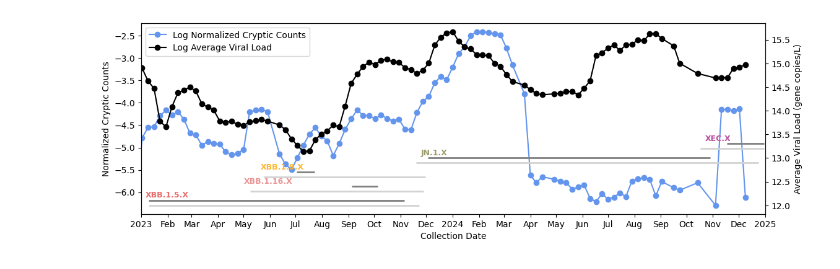
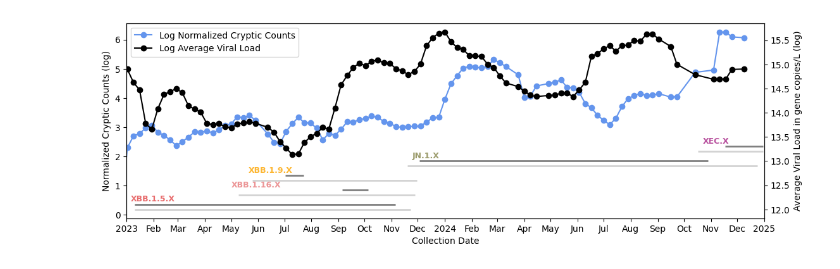
Before and after one commit to andersen-lab/covariants-paper, a Jupyter notebook: fig2/cryptics-linechart.ipynb, the cells around one changed output. Saved outputs shown, nothing was run; the diff lists cells and outputs as text; code cells hidden in the pictures.

Commit message:
Use depth+quality from error model to normalize plots in fig2

```diff
--- a/fig2/cryptics-linechart.ipynb
+++ b/fig2/cryptics-linechart.ipynb
@@ -117,15 +97,15 @@ Fold change in cryptic lineage detections from November to December: 5.51x
 # %%
 # Load viral load data
 encina_viral_load = pd.read_csv('qPCR/Encina_sewage_qPCR.csv')
-encina_viral_load['week'] = pd.to_datetime(encina_viral_load['Sample_Date']).dt.to_period('W')
+encina_viral_load['week'] = pd.to_datetime(encina_viral_load['Sample_Date']).dt.to_period('W').dt.to_timestamp()
 encina_viral_load = encina_viral_load.groupby('week').agg({'Mean viral gene copies/L': 'mean'}).reset_index()
 
 point_loma_viral_load = pd.read_csv('qPCR/PointLoma_sewage_qPCR.csv')
-point_loma_viral_load['week'] = pd.to_datetime(point_loma_viral_load['Sample_Date']).dt.to_period('W')
+point_loma_viral_load['week'] = pd.to_datetime(point_loma_viral_load['Sample_Date']).dt.to_period('W').dt.to_timestamp()
 point_loma_viral_load = point_loma_viral_load.groupby('week').agg({'Mean viral gene copies/L': 'mean'}).reset_index()
 
 south_bay_viral_load = pd.read_csv('qPCR/SouthBay_sewage_qPCR.csv')
-south_bay_viral_load['week'] = pd.to_datetime(south_bay_viral_load['Sample_Date']).dt.to_period('W')
+south_bay_viral_load['week'] = pd.to_datetime(south_bay_viral_load['Sample_Date']).dt.to_period('W').dt.to_timestamp()
 south_bay_viral_load = south_bay_viral_load.groupby('week').agg({'Mean viral gene copies/L': 'mean'}).reset_index()
 
 # Average viral loads across all sites
@@ -134,12 +114,15 @@ viral_load = viral_load.merge(south_bay_viral_load, on='week', how='outer')
 viral_load = viral_load.rename(columns={'Mean viral gene copies/L': 'Mean viral gene copies/L_south_bay'})
 viral_load['avg_viral_load'] = viral_load[['Mean viral gene copies/L_encina', 'Mean viral gene copies/L_point_loma', 'Mean viral gene copies/L_south_bay']].mean(axis=1)
 
-covar = covar.merge(viral_load[['week', 'avg_viral_load']], on='week', how='left')
+df = df.merge(viral_load[['week', 'avg_viral_load']], on='week', how='left')
+
+# Print the fold increase in cryptic counts from november 2023 to jan 2024
+november_count = df[df['week'] == '2023-11-06']['cryptic_counts_normalized'].values[0]
+february_count = df[df['week'] == '2024-02-05']['cryptic_counts_normalized'].values[0]
+fold_increase = february_count / november_count
+print(f"Fold increase in cryptic counts from November 2023 to February 2024: {fold_increase:.2f}x")
 
 # Apply rolling average to smooth data
-covar['cryptic_count'] = covar['cryptic_count'].rolling(window=4, min_periods=1).mean()
-covar['avg_viral_load'] = covar['avg_viral_load'].rolling(window=4, min_periods=1).mean()
-
-covar['week_start'] = covar['week'].dt.start_time
-covar
+df['cryptic_counts_normalized'] = df['cryptic_counts_normalized'].rolling(window=4, min_periods=1).mean()
+df['avg_viral_load'] = df['avg_viral_load'].rolling(window=4, min_periods=1).mean()
 # %% [output]
@@ -159,23 +130,23 @@ covar
 # %%
-# Plot both cryptic counts and viral load over time with dual y-axes
+# B: Plot both cryptic counts and viral load over time with dual y-axes
 fig, ax1 = plt.subplots(figsize=(13, 4))
 ax2 = ax1.twinx()
 
 # Plot main data
 ax1.plot(
-    covar['week_start'],
-    np.log(covar['cryptic_count']),
+    df['week'],
+    np.log(df['cryptic_counts_normalized']),
     color='cornflowerblue', marker='o', label='Log Normalized Cryptic Counts'
 )
 ax2.plot(
-    covar['week_start'],
-    np.log(covar['avg_viral_load']),
+    df['week'],
+    np.log(df['avg_viral_load']),
     color='black', marker='o', label='Log Average Viral Load'
 )
 
 ax1.set_xlabel('Collection Date')
-ax1.set_ylabel('Normalized Cryptic Counts')
-ax2.set_ylabel('Average Viral Load (gene copies/L)')
+ax1.set_ylabel('Normalized Cryptic Counts (log)')
+ax2.set_ylabel('Average Viral Load in gene copies/L (log)')
 
 # --- Add lineage prevalence bars with annotations ---
 for start, end, y, label in lineage_dates_thresh1.values():
@@ -188,33 +159,33 @@ for start, end, y, label in lineage_dates_thresh1.values():
         ha='center', va='bottom',
         fontsize=9, color=colors_dict.get(label),
         rotation=0, fontweight='bold'
     )
 
 # --- Add lineage prevalence bars with annotations ---
 for start, end, y, label in lineage_dates_thresh2.values():
     # Draw horizontal line
     ax2.hlines(y + 0.1, start, end, colors='gray', linewidth=2)
 
 
 # --- Combine legends for line plots only ---
 lines_1, labels_1 = ax1.get_legend_handles_labels()
 lines_2, labels_2 = ax2.get_legend_handles_labels()
 ax1.legend(lines_1 + lines_2, labels_1 + labels_2, loc='upper left')
 
 # --- Format x-axis ---
 ax1.xaxis.set_major_locator(mdates.MonthLocator())
 ax1.xaxis.set_major_formatter(plt.FuncFormatter(custom_month_year_formatter))
 
 # --- Fit limits ---
 ax1.set_xlim(pd.to_datetime('2023-01-01'), pd.to_datetime('2025-01-01'))
 
 plt.savefig(
     'plots/cryptics_viral_load_linechart.pdf',
     transparent=True,
     bbox_inches='tight',
     dpi=300
 )
 # %% [output]
-[figure, old version]
+[figure, new version]
 # %%
 # Convert week periods to timestamps
```
Also changed, not shown: parts of 6 cells of this notebook, 3 other files.
